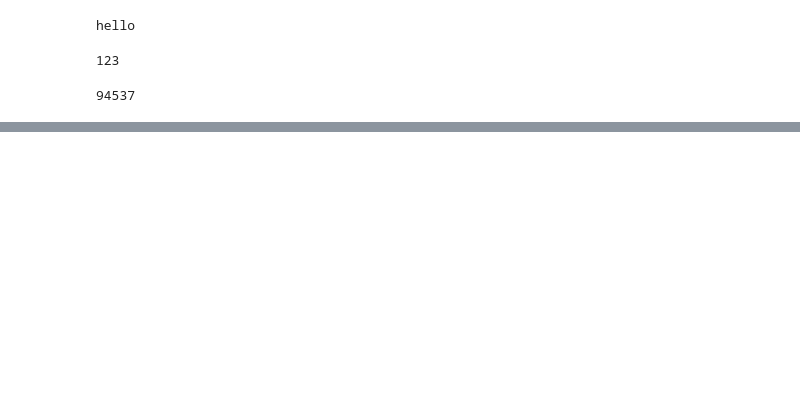
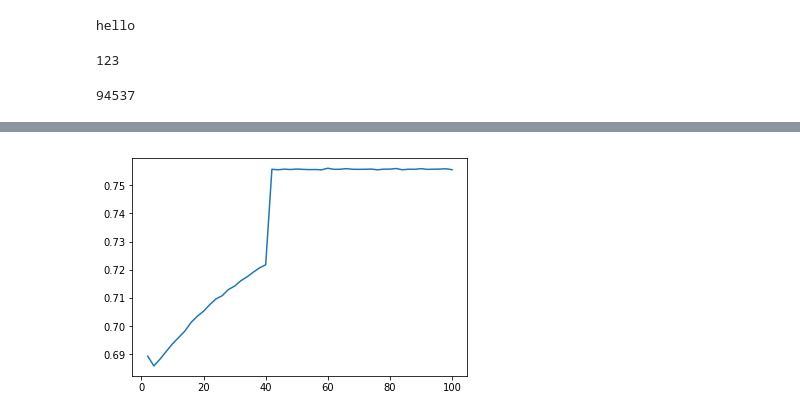
Before and after one commit to satyatumati/Collaborative-Filtering, a Jupyter notebook: Project 3_v1.ipynb, the cells around one changed output, grey strips where cells are left out. Saved outputs shown, nothing was run; the diff lists cells and outputs as text; code cells hidden in the pictures; blank space fills up the shorter version.

```diff
--- a/Project 3_v1.ipynb
+++ b/Project 3_v1.ipynb
@@ -121,0 +168,5 @@ len(popular_movie_dataset)
+# %%
+plt.plot(mae_d.keys(),mae_d.values())
+plt.show()
+# %% [output]
+[figure, added]
```
Also changed, not shown: parts of 11 cells of this notebook.
